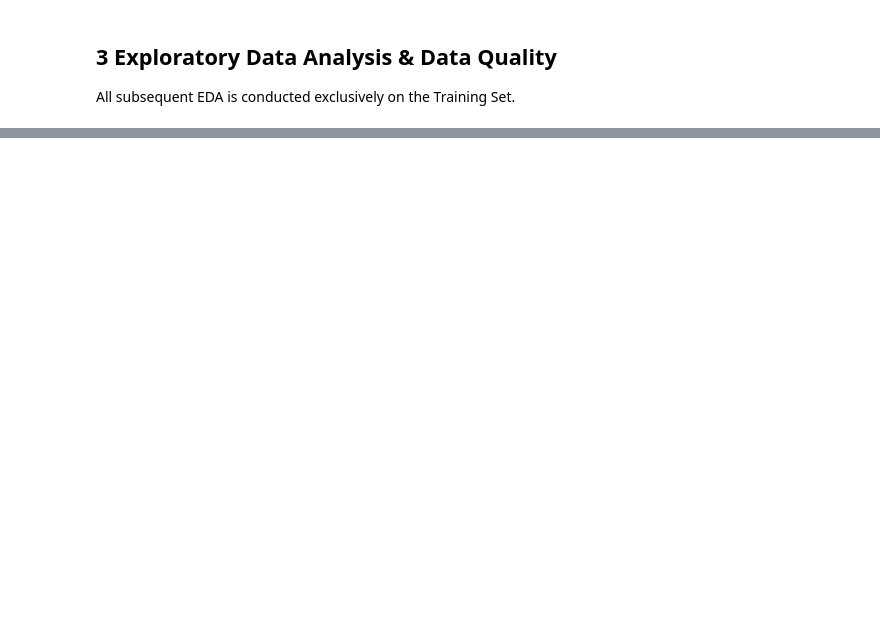
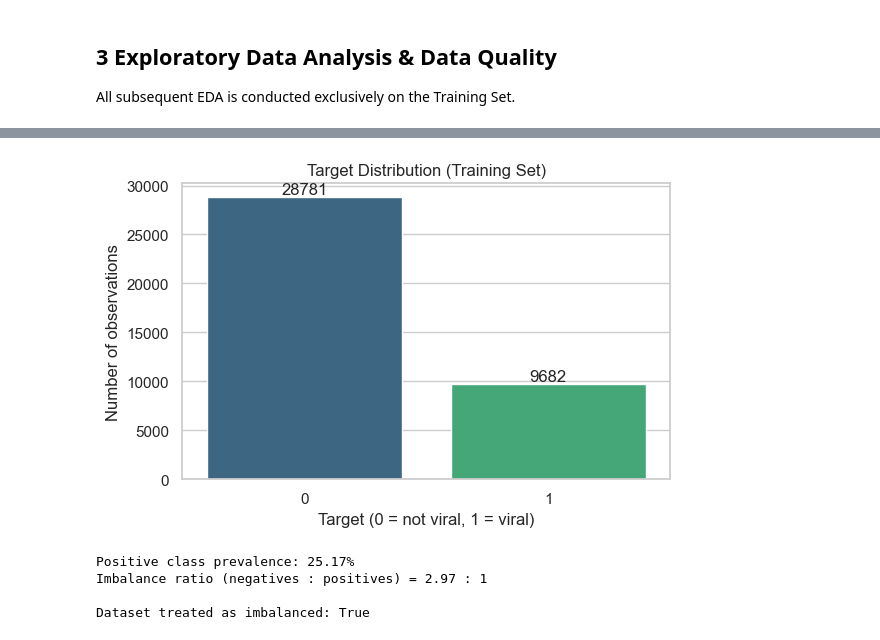
Before and after one commit to eliaxyzz/TrendPredictor, a Jupyter notebook: ml-virality-classifier.ipynb, the cells around one changed output, grey strips where cells are left out. Drawn from its saved outputs; the diff is of its cells as text; code cells hidden in the pictures; blank space fills up the shorter version.

```diff
--- a/ml-virality-classifier.ipynb
+++ b/ml-virality-classifier.ipynb
@@ -89,10 +107,10 @@ df_raw.head(10)
 ### 2.2 Split Train/Test
 # %%
 # --- Target definition
-target = (df_raw["trend_label"] == "rising").astype(int)
+df_raw["target"] = (df_raw["trend_label"] == "rising").astype(int)
 
-# --- Deletion of 'row-id' column---
-df = df_raw.drop(columns=["row_id"])
+# --- Deletion of 'row-id', 'trend_label' columns---
+df = df_raw.drop(columns=["row_id", "trend_label"])
 
 # --- Deduplication ---
 n_duplicates = df.duplicated().sum()
@@ -100,8 +118,8 @@ df = df.drop_duplicates().reset_index(drop=True)
 print(f"Duplicated rows removed: {n_duplicates}")
 
 # --- Split of predictors / target ---
-X = df.drop(columns=["trend_label"])
-y = target
+X = df.drop(columns=["target"])
+y = df["target"]
 
 # --- Stratified split 80/20 ---
 X_train, X_test, y_train, y_test = train_test_split(
@@ -120,0 +329,28 @@ All subsequent EDA is conducted exclusively on the Training Set.
+# %%
+# --- Target distribution ---
+counts = y_train.value_counts().sort_index()
+positive_prevalence = y_train.mean()
+
+fig, ax = plt.subplots(figsize=(6, 4))
+sns.barplot(x=counts.index, y=counts.values, ax=ax,
+            hue=counts.index, palette="viridis", legend=False)
+ax.set_title("Target Distribution (Training Set)")
+ax.set_xlabel("Target (0 = not viral, 1 = viral)")
+ax.set_ylabel("Number of observations")
+
+for i, v in enumerate(counts.values):
+    ax.text(i, v, f"{v}", ha="center", va="bottom")
+plt.tight_layout(); plt.show()
+
+print(f"Positive class prevalence: {positive_prevalence:.2%}")
+imbalance_ratio = (1 - positive_prevalence) / positive_prevalence
+print(f"Imbalance ratio (negatives : positives) = {imbalance_ratio:.2f} : 1")
+
+is_imbalanced = not (0.40 <= positive_prevalence <= 0.60)
+print(f"\nDataset treated as imbalanced: {is_imbalanced}")
+# %% [output]
+[figure, added]
+Positive class prevalence: 25.17%
+Imbalance ratio (negatives : positives) = 2.97 : 1
+
+Dataset treated as imbalanced: True
```
Also changed, not shown: parts of 15 cells of this notebook.
